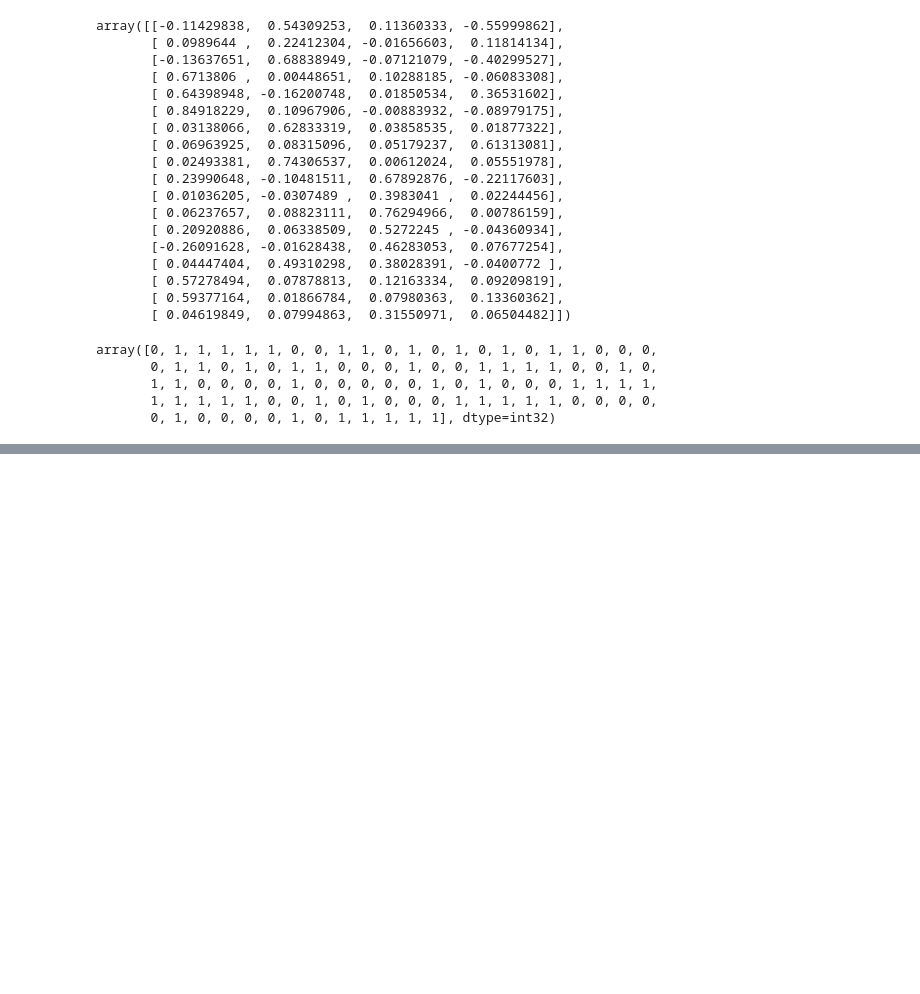
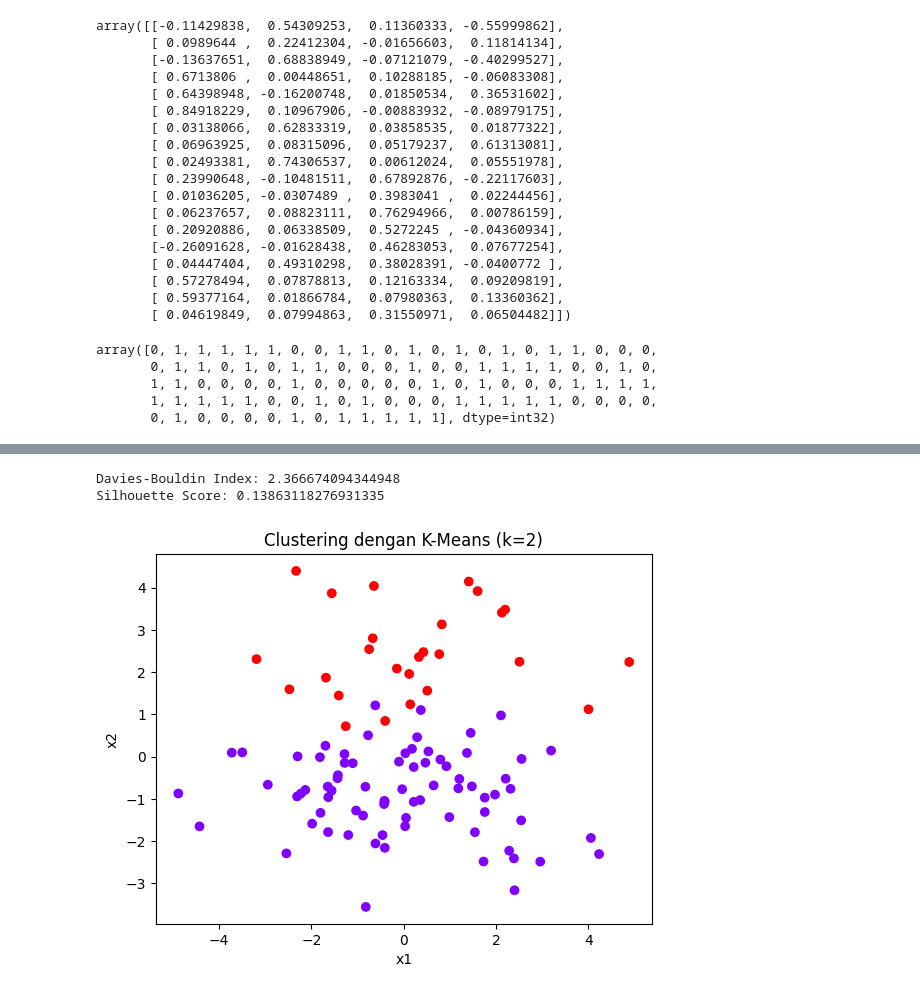
Before and after one commit to jxplanet0/ast, a Jupyter notebook: w10.ipynb, the cells around one changed output, grey strips where cells are left out. Drawn from its saved outputs; the diff is of its cells as text; code cells hidden in the pictures; blank space fills up the shorter version.

```diff
--- a/w10.ipynb
+++ b/w10.ipynb
@@ -402,0 +330,17 @@ data.to_excel('yes.xlsx', index=False)
+# %%
+dbi = davies_bouldin_score(dfq, label_hie)
+print(f"Davies-Bouldin Index: {dbi}")
+silhouette_avg = silhouette_score(dfq, label_hie)
+print(f"Silhouette Score: {silhouette_avg}")
+# %% [output]
+Davies-Bouldin Index: 2.366674094344948
+Silhouette Score: 0.13863118276931335
+# %%
+import matplotlib.pyplot as plt
+plt.scatter(data['pca_1'], data['pca_2'], c=label_hie, cmap='rainbow')
+plt.title("Clustering dengan K-Means (k=2)")
+plt.xlabel("x1")
+plt.ylabel("x2")
+plt.show()
+# %% [output]
+[figure, added]
```
Also changed, not shown: parts of 24 cells of this notebook.
